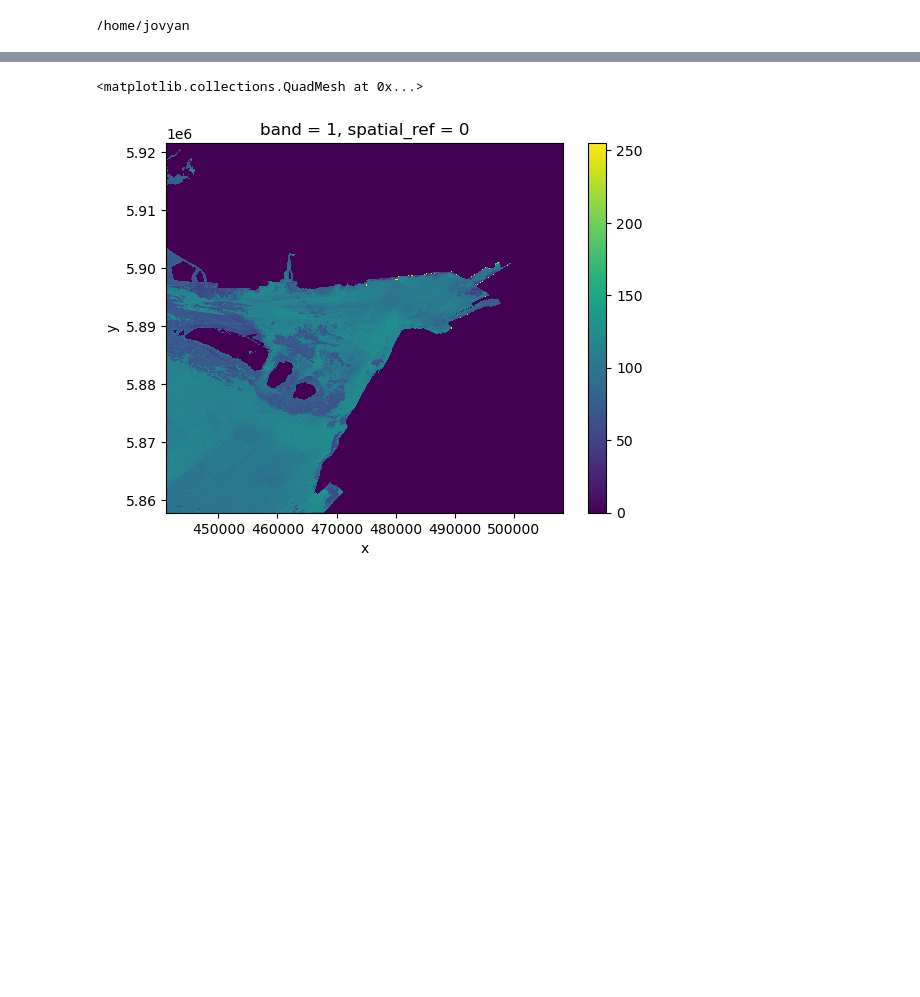
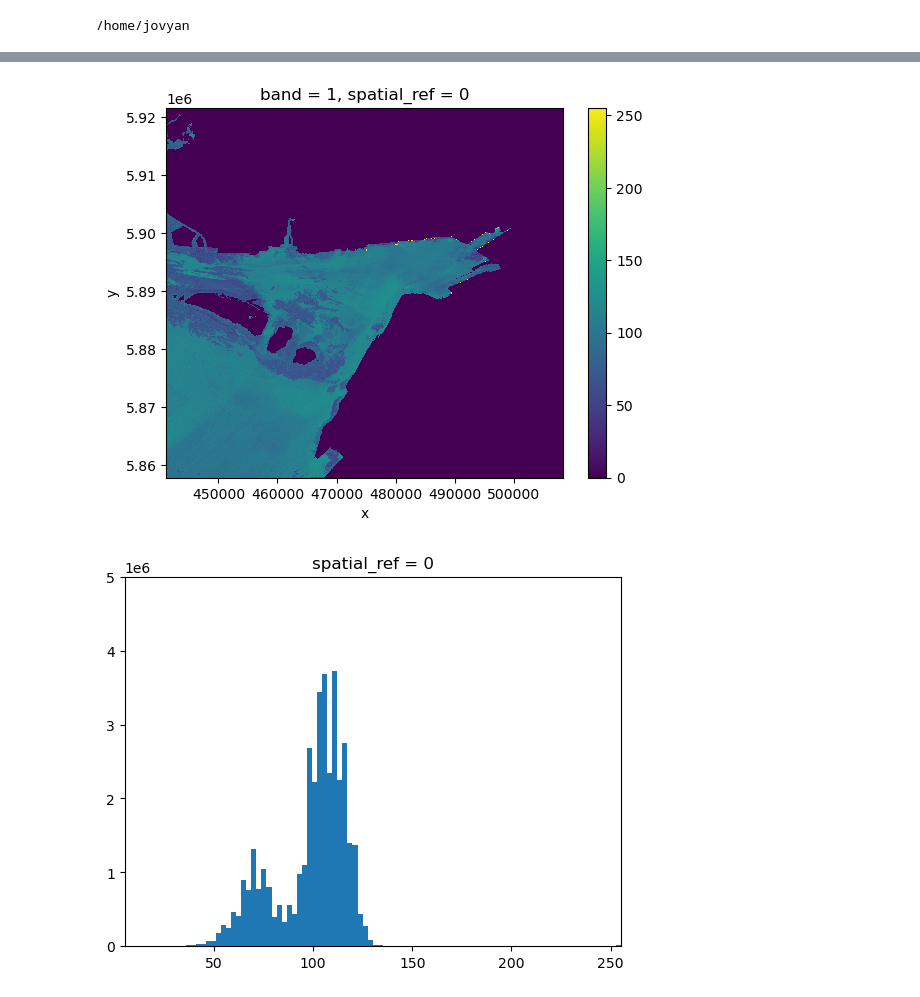
Before and after one commit to oceanhackweek/ohw23-proj-habitatmapping, a Jupyter notebook: ReadData.ipynb, the cells around one changed output, grey strips where cells are left out. Cells and saved outputs as stored; diff of their text form; code cells hidden in the pictures; blank space fills up the shorter version.

```diff
--- a/ReadData.ipynb
+++ b/ReadData.ipynb
@@ -26,6 +26,9 @@ bathy.sel(band=1).plot()
 [figure]
 # %%
-backs.sel(band=1).plot()
+plot2 = backs.sel(band=1).plot()
 # %% [output]
-<matplotlib.collections.QuadMesh at 0x...>
 [figure]
+# %%
+histogram= backs.plot.hist(xlim= (5,255),ylim=(0, 5000000),bins=100)
+# %% [output]
+[figure, added]
```
Also changed, not shown: parts of 12 cells of this notebook.
